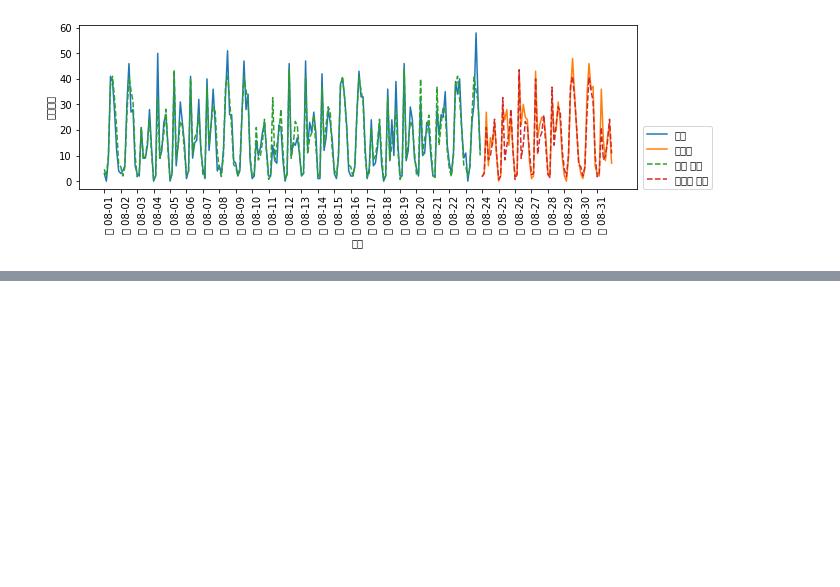
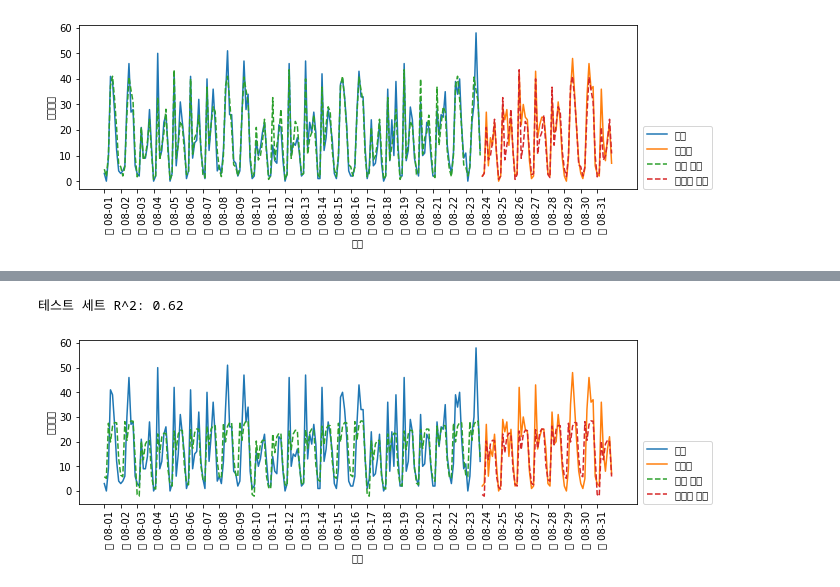
Before and after one commit to sja3410/Machine_Learning, a Jupyter notebook: sunjungAn/데이터 표현과 특성 공학.ipynb, the cells around one changed output, grey strips where cells are left out. Drawn from its saved outputs; the diff is of its cells as text; code cells hidden in the pictures; blank space fills up the shorter version.

```diff
--- a/sunjungAn/데이터 표현과 특성 공학.ipynb
+++ b/sunjungAn/데이터 표현과 특성 공학.ipynb
@@ -809,0 +818,8 @@ eval_on_features(X_hour_week, y, regressor)
+# %%
+enc = OneHotEncoder()
+X_hour_week_onehot = enc.fit_transform(X_hour_week).toarray()
+
+eval_on_features(X_hour_week_onehot, y, Ridge())
+# %% [output]
+테스트 세트 R^2: 0.62
+[figure, added]
```
Also changed, not shown: parts of 5 cells of this notebook.
